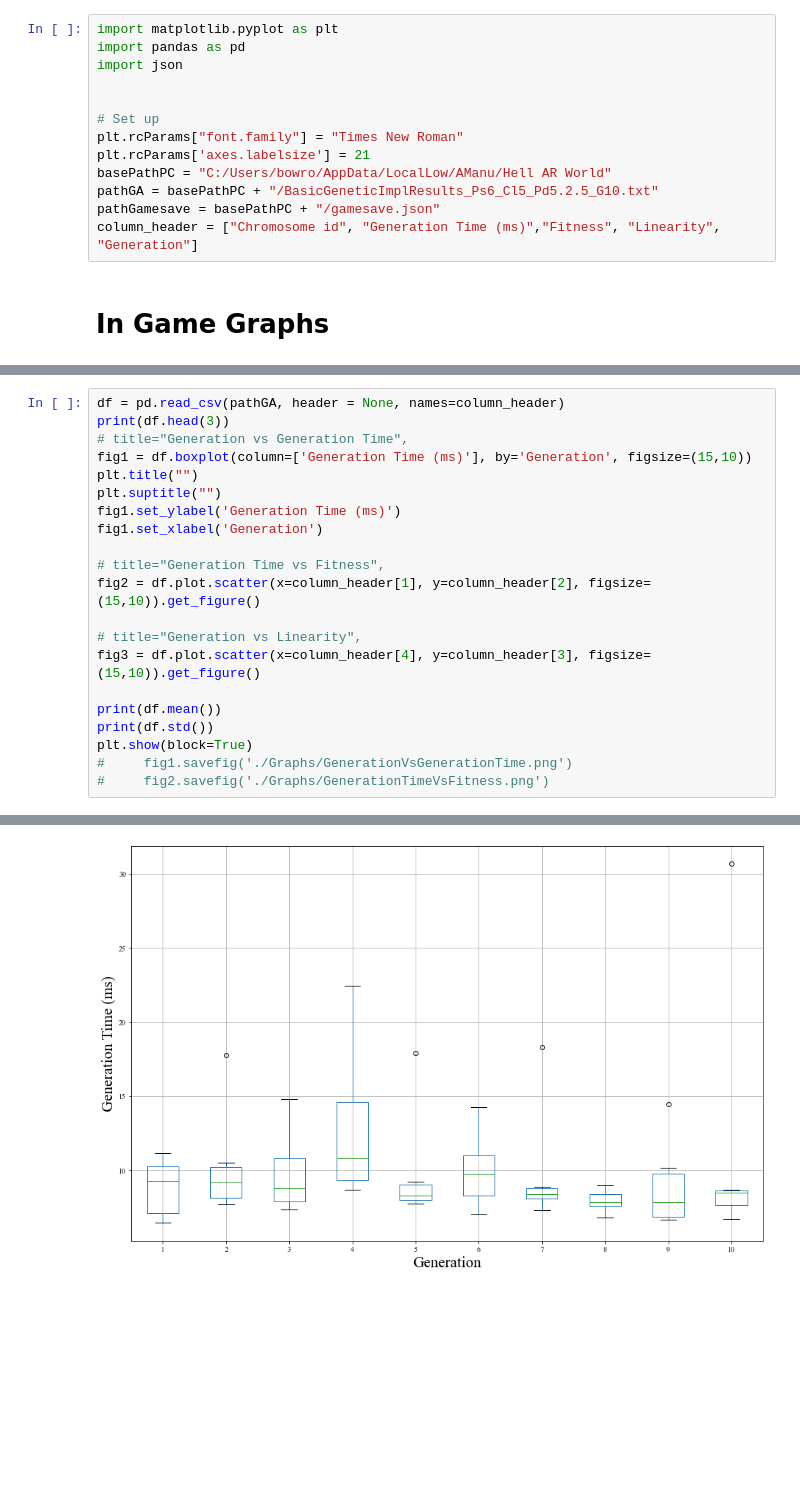
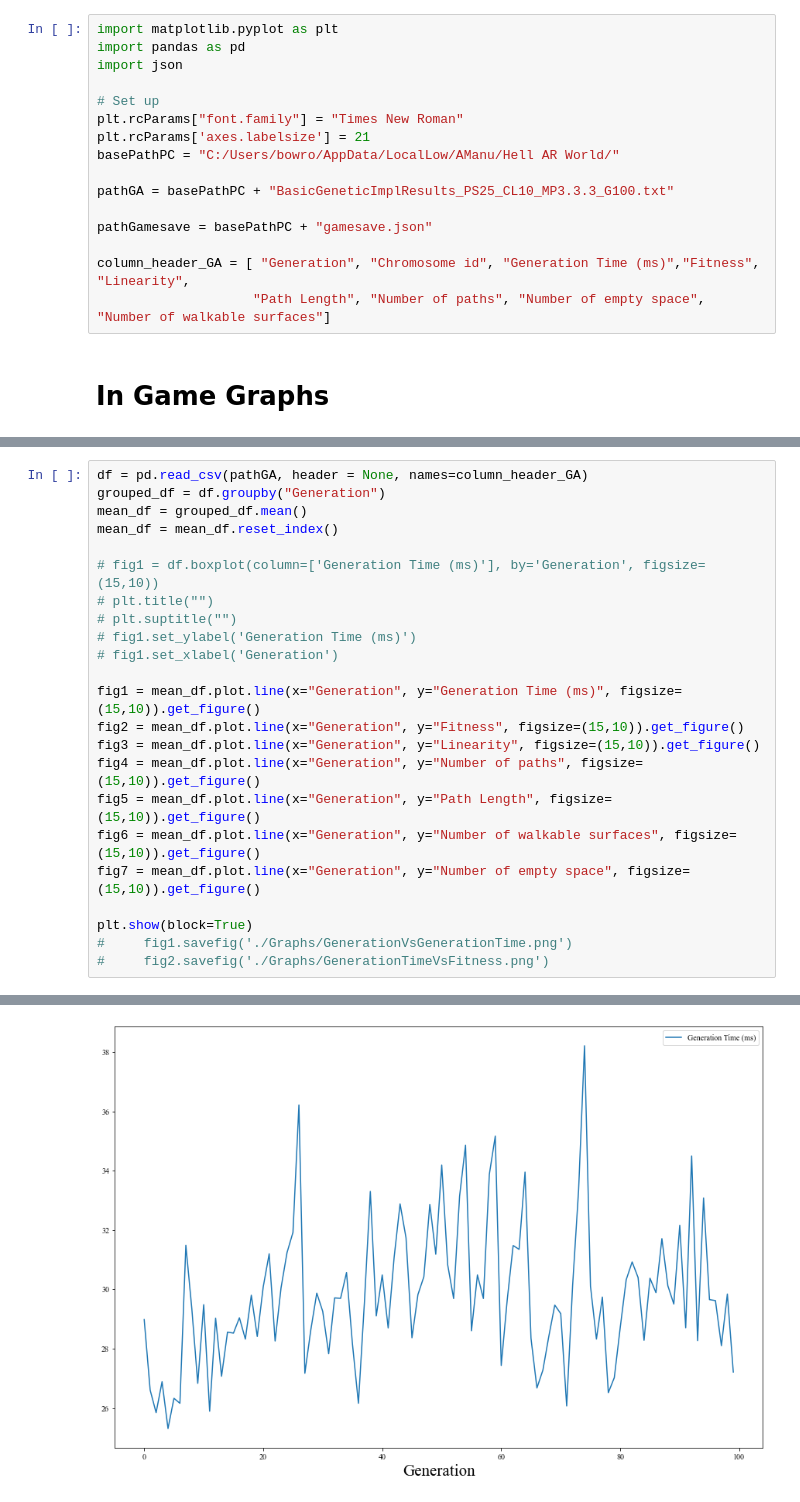
Before and after one commit to TheGloriousGenesis/PCGinAR, a Jupyter notebook: Assets/results/Visualisation.ipynb, the cells around one changed output, grey strips where cells are left out. Saved outputs shown, nothing was run; the diff lists cells and outputs as text; blank space fills up the shorter version.

Commit message:
fixed Genetic algorithm

```diff
--- a/Assets/results/Visualisation.ipynb
+++ b/Assets/results/Visualisation.ipynb
@@ -3,14 +3,17 @@ import matplotlib.pyplot as plt
 import pandas as pd
 import json
 
-
 # Set up
 plt.rcParams["font.family"] = "Times New Roman"
 plt.rcParams['axes.labelsize'] = 21
-basePathPC = "C:/Users/bowro/AppData/LocalLow/AManu/Hell AR World"
-pathGA = basePathPC + "/BasicGeneticImplResults_Ps6_Cl5_Pd5.2.5_G10.txt"
-pathGamesave = basePathPC + "/gamesave.json"
-column_header = ["Chromosome id", "Generation Time (ms)","Fitness", "Linearity", "Generation"]
+basePathPC = "C:/Users/bowro/AppData/LocalLow/AManu/Hell AR World/"
+
+pathGA = basePathPC + "BasicGeneticImplResults_PS25_CL10_MP3.3.3_G100.txt"
+
+pathGamesave = basePathPC + "gamesave.json"
+
+column_header_GA = [ "Generation", "Chromosome id", "Generation Time (ms)","Fitness", "Linearity",
+                    "Path Length", "Number of paths", "Number of empty space", "Number of walkable surfaces"]
 # %% [markdown]
 # In Game Graphs
 # %%
@@ -26,21 +38,23 @@ nycphil.head(3)
 # %%
-df = pd.read_csv(pathGA, header = None, names=column_header)
-print(df.head(3))
-# title="Generation vs Generation Time",
-fig1 = df.boxplot(column=['Generation Time (ms)'], by='Generation', figsize=(15,10))
-plt.title("")
-plt.suptitle("")
-fig1.set_ylabel('Generation Time (ms)')
-fig1.set_xlabel('Generation')
+df = pd.read_csv(pathGA, header = None, names=column_header_GA)
+grouped_df = df.groupby("Generation")
+mean_df = grouped_df.mean()
+mean_df = mean_df.reset_index()
 
-# title="Generation Time vs Fitness",
-fig2 = df.plot.scatter(x=column_header[1], y=column_header[2], figsize=(15,10)).get_figure()
+# fig1 = df.boxplot(column=['Generation Time (ms)'], by='Generation', figsize=(15,10))
+# plt.title("")
+# plt.suptitle("")
+# fig1.set_ylabel('Generation Time (ms)')
+# fig1.set_xlabel('Generation')
 
-# title="Generation vs Linearity",
-fig3 = df.plot.scatter(x=column_header[4], y=column_header[3], figsize=(15,10)).get_figure()
+fig1 = mean_df.plot.line(x="Generation", y="Generation Time (ms)", figsize=(15,10)).get_figure()
+fig2 = mean_df.plot.line(x="Generation", y="Fitness", figsize=(15,10)).get_figure()
+fig3 = mean_df.plot.line(x="Generation", y="Linearity", figsize=(15,10)).get_figure()
+fig4 = mean_df.plot.line(x="Generation", y="Number of paths", figsize=(15,10)).get_figure()
+fig5 = mean_df.plot.line(x="Generation", y="Path Length", figsize=(15,10)).get_figure()
+fig6 = mean_df.plot.line(x="Generation", y="Number of walkable surfaces", figsize=(15,10)).get_figure()
+fig7 = mean_df.plot.line(x="Generation", y="Number of empty space", figsize=(15,10)).get_figure()
 
-print(df.mean())
-print(df.std())
 plt.show(block=True)
 #     fig1.savefig('./Graphs/GenerationVsGenerationTime.png')
 #     fig2.savefig('./Graphs/GenerationTimeVsFitness.png')
@@ -64 +62 @@ dtype: float64
-[figure, old version]
+[figure, new version]
```
Also changed, not shown: parts of 4 cells of this notebook, 53 other files.
